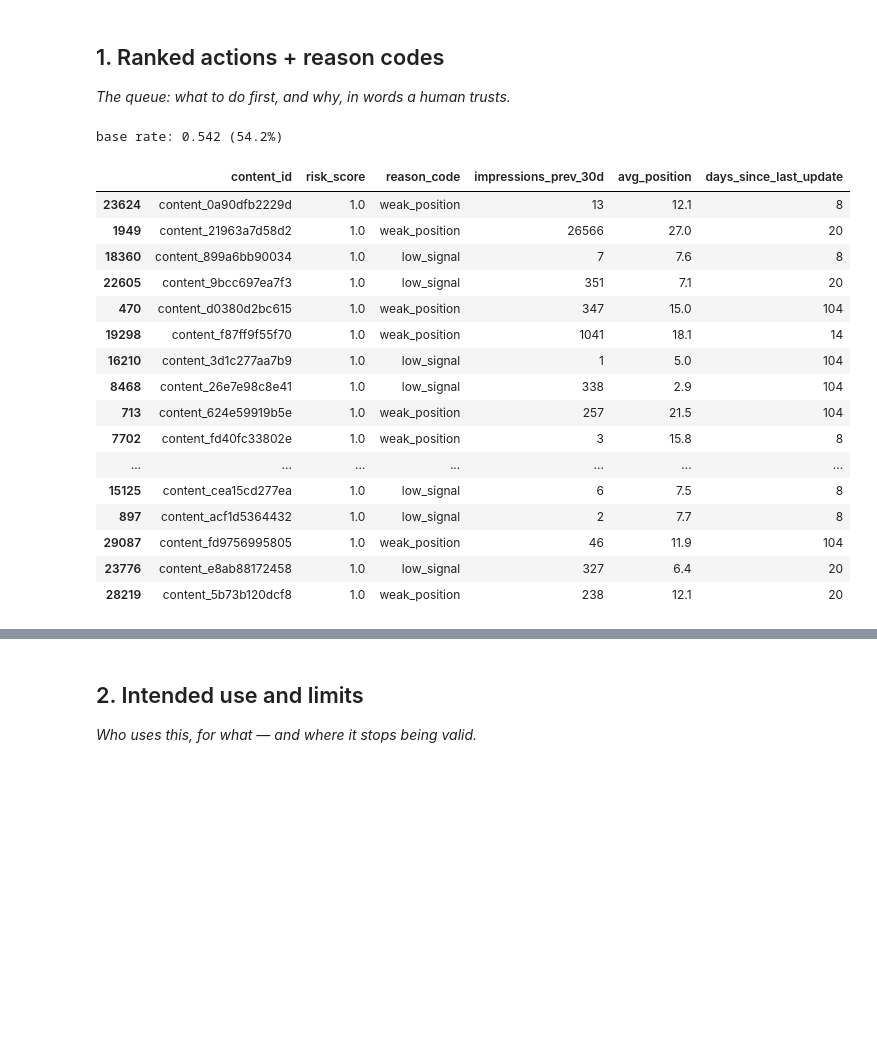
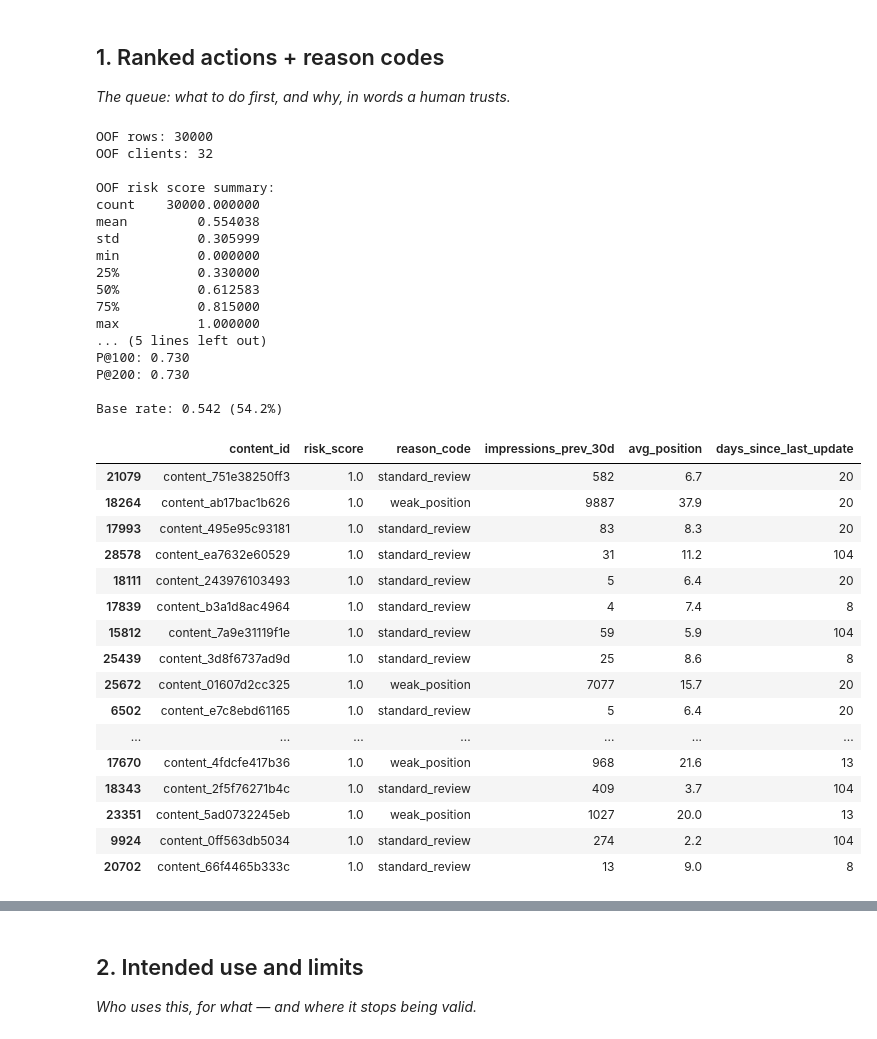
Before and after one commit to AhmedMahmoud-123/FlyRank_AI, a Jupyter notebook: work/notebooks/w07_action_playbook.ipynb, the cells around one changed output, grey strips where cells are left out. Cells and saved outputs as stored; diff of their text form; code cells hidden in the pictures; blank space fills up the shorter version.

```diff
--- a/work/notebooks/w07_action_playbook.ipynb
+++ b/work/notebooks/w07_action_playbook.ipynb
@@ -47,8 +52,7 @@ from sklearn.model_selection import GroupKFold, cross_val_predict
 feature_cols = [
     'impressions_prev_30d',
     'avg_position',
-    'days_since_last_update',
-    'has_clicks'
+    'days_since_last_update'
 ]
 
 model_data = df.dropna(
@@ -62,7 +66,7 @@ X = model_data[feature_cols]
 y = model_data['is_declining_label']
 groups = model_data['client_id']
 
-# Confirm the target is binary before using predict_proba()[:, 1].
+# Confirm the target is binary
 target_values = sorted(y.dropna().unique())
 
 assert target_values == [0, 1], (
@@ -77,6 +81,7 @@ rf = RandomForestClassifier(
 
 gkf = GroupKFold(n_splits=5)
 
+# Generate out-of-fold predictions
 oof_probs = cross_val_predict(
     rf,
     X,
@@ -87,7 +92,23 @@ oof_probs = cross_val_predict(
     n_jobs=-1
 )
 
+# IMPORTANT: create risk_score BEFORE using it
 model_data['risk_score'] = oof_probs[:, 1]
+
+print("OOF rows:", len(model_data))
+print("OOF clients:", model_data['client_id'].nunique())
+
+print("\nOOF risk score summary:")
+print(model_data['risk_score'].describe())
+
+print("\nOOF Precision@K:")
+for k in [20, 50, 100, 200]:
+    p = precision_at_k(
+        y.values,
+        model_data['risk_score'].values,
+        k
+    )
+    print(f"P@{k}: {p:.3f}")
 
 median_pos = model_data.loc[
     model_data['avg_position'] > 0,
@@ -104,50 +125,66 @@ def reason_code(row):
     if row['avg_position'] > median_pos:
         return 'weak_position'
 
-    return 'low_signal'
+    return 'standard_review'
 
 model_data['reason_code'] = model_data.apply(
     reason_code,
     axis=1
 )
 
 queue = model_data.sort_values(
     'risk_score',
     ascending=False
 ).copy()
 
 base_rate = y.mean()
 
 print(
-    f'base rate: {base_rate:.3f} ({base_rate:.1%})'
+    f'\nBase rate: {base_rate:.3f} ({base_rate:.1%})'
 )
 
 queue[
     [
         'content_id',
         'risk_score',
         'reason_code',
         'impressions_prev_30d',
         'avg_position',
         'days_since_last_update'
     ]
 ].head(20)
 # %% [output]
-base rate: 0.542 (54.2%)
+OOF rows: 30000
+OOF clients: 32
+
+OOF risk score summary:
+count    30000.000000
+mean         0.554038
+std          0.305999
+min          0.000000
+25%          0.330000
+50%          0.612583
+75%          0.815000
+max          1.000000
+... (5 lines left out)
+P@100: 0.730
+P@200: 0.730
+
+Base rate: 0.542 (54.2%)
 |  | content_id | risk_score | reason_code | impressions_prev_30d | avg_position | days_since_last_update |
-| 23624 | content_0a90dfb2229d | 1.0 | weak_position | 13 | 12.1 | 8 |
-| 1949 | content_21963a7d58d2 | 1.0 | weak_position | 26566 | 27.0 | 20 |
-| 18360 | content_899a6bb90034 | 1.0 | low_signal | 7 | 7.6 | 8 |
-| 22605 | content_9bcc697ea7f3 | 1.0 | low_signal | 351 | 7.1 | 20 |
-| 470 | content_d0380d2bc615 | 1.0 | weak_position | 347 | 15.0 | 104 |
-| 19298 | content_f87ff9f55f70 | 1.0 | weak_position | 1041 | 18.1 | 14 |
-| 16210 | content_3d1c277aa7b9 | 1.0 | low_signal | 1 | 5.0 | 104 |
-| 8468 | content_26e7e98c8e41 | 1.0 | low_signal | 338 | 2.9 | 104 |
-| 713 | content_624e59919b5e | 1.0 | weak_position | 257 | 21.5 | 104 |
-| 7702 | content_fd40fc33802e | 1.0 | weak_position | 3 | 15.8 | 8 |
+| 21079 | content_751e38250ff3 | 1.0 | standard_review | 582 | 6.7 | 20 |
+| 18264 | content_ab17bac1b626 | 1.0 | weak_position | 9887 | 37.9 | 20 |
+| 17993 | content_495e95c93181 | 1.0 | standard_review | 83 | 8.3 | 20 |
+| 28578 | content_ea7632e60529 | 1.0 | standard_review | 31 | 11.2 | 104 |
+| 18111 | content_243976103493 | 1.0 | standard_review | 5 | 6.4 | 20 |
+| 17839 | content_b3a1d8ac4964 | 1.0 | standard_review | 4 | 7.4 | 8 |
+| 15812 | content_7a9e31119f1e | 1.0 | standard_review | 59 | 5.9 | 104 |
+| 25439 | content_3d8f6737ad9d | 1.0 | standard_review | 25 | 8.6 | 8 |
+| 25672 | content_01607d2cc325 | 1.0 | weak_position | 7077 | 15.7 | 20 |
+| 6502 | content_e7c8ebd61165 | 1.0 | standard_review | 5 | 6.4 | 20 |
 | ... | ... | ... | ... | ... | ... | ... |
-| 15125 | content_cea15cd277ea | 1.0 | low_signal | 6 | 7.5 | 8 |
-| 897 | content_acf1d5364432 | 1.0 | low_signal | 2 | 7.7 | 8 |
-| 29087 | content_fd9756995805 | 1.0 | weak_position | 46 | 11.9 | 104 |
-| 23776 | content_e8ab88172458 | 1.0 | low_signal | 327 | 6.4 | 20 |
-| 28219 | content_5b73b120dcf8 | 1.0 | weak_position | 238 | 12.1 | 20 |
+| 17670 | content_4fdcfe417b36 | 1.0 | weak_position | 968 | 21.6 | 13 |
+| 18343 | content_2f5f76271b4c | 1.0 | standard_review | 409 | 3.7 | 104 |
+| 23351 | content_5ad0732245eb | 1.0 | weak_position | 1027 | 20.0 | 13 |
+| 9924 | content_0ff563db5034 | 1.0 | standard_review | 274 | 2.2 | 104 |
+| 20702 | content_66f4465b333c | 1.0 | standard_review | 13 | 9.0 | 8 |
```
Also changed, not shown: parts of 11 cells of this notebook.
